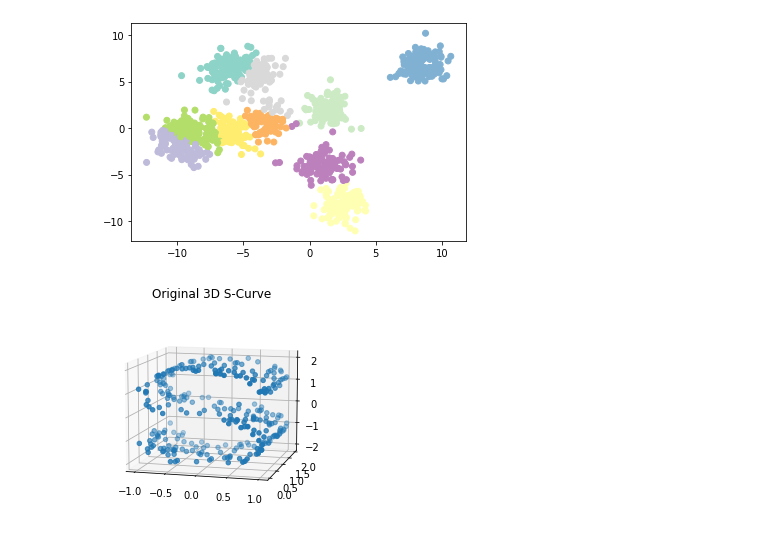
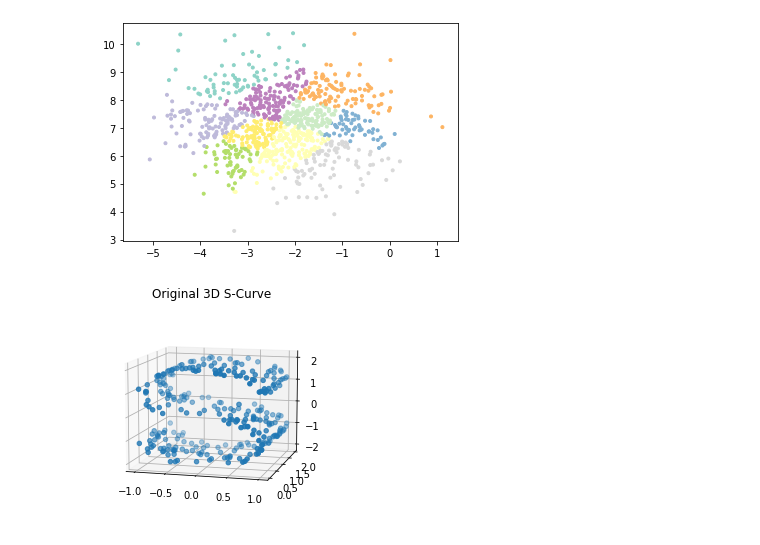
Before and after one commit to oenstrom/2DV516_A4, a Jupyter notebook: assignment4.ipynb, the cells around one changed output. Drawn from its saved outputs; the diff is of its cells as text; code cells hidden in the pictures.

```diff
--- a/assignment4.ipynb
+++ b/assignment4.ipynb
@@ -10,7 +10,7 @@ def bkmeans(X:np.ndarray, k:int, i:int) -> np.ndarray:
     X : ndarray
         The matrix to perform Bisecting k-Means on.
     k : int
-        The number of clusters to end with.
+        The number of clusters to split the data into.
     i : int
         The number of iterations to perform the k-Means with different centroids.
     """
@@ -25,16 +25,16 @@ def bkmeans(X:np.ndarray, k:int, i:int) -> np.ndarray:
 # %%
 from sklearn.datasets import make_blobs
 import matplotlib.pyplot as plt
 
-X, y = make_blobs(n_samples=1000, centers=10, n_features=2)
+X, y = make_blobs(n_samples=1000, centers=1, n_features=2)
 k = 10
 c = bkmeans(X, k, 100)
 
 plt.figure()
-plt.scatter(X[:, 0], X[:, 1], c=c, cmap="Set3")
+plt.scatter(X[:, 0], X[:, 1], c=c, cmap="Set3", marker=".")
 plt.show()
 # %% [output]
-[figure, old version]
+[figure, new version]
 # %%
 import numpy as np
 import matplotlib.pyplot as plt
```
Also changed, not shown: parts of 2 cells of this notebook, 1 other file.
